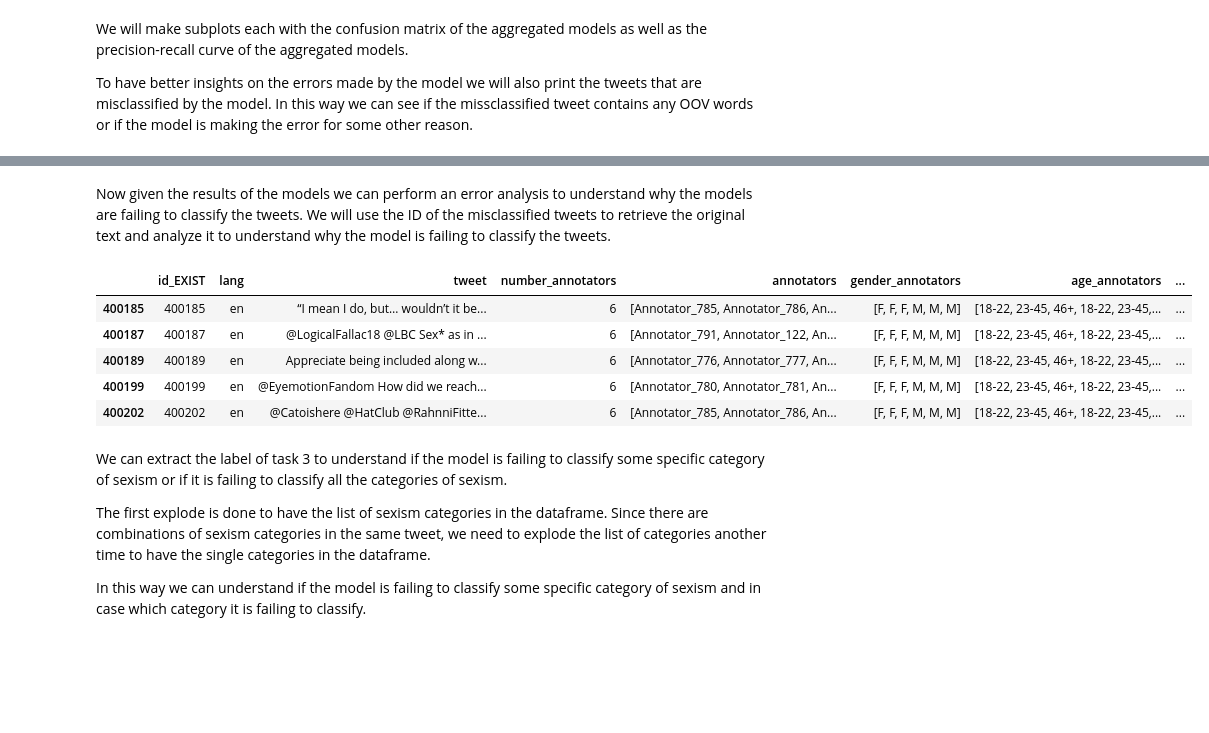
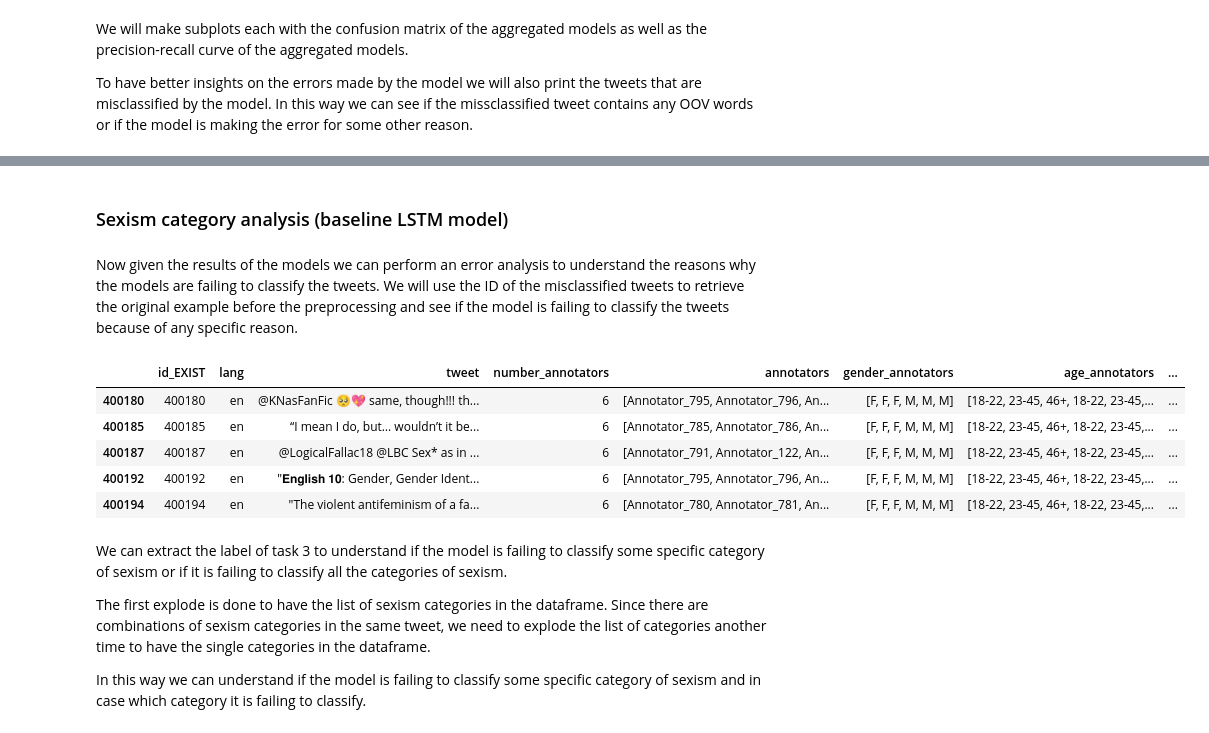
Before and after one commit to MatteoFasulo/Sexism-detection, a Jupyter notebook: assignment_1.ipynb, the cells around one changed output, grey strips where cells are left out. Saved outputs shown, nothing was run; the diff lists cells and outputs as text; code cells hidden in the pictures; blank space fills up the shorter version.

Commit message:
Update: refactoring of code with comments and error analysis.

```diff
--- a/assignment_1.ipynb
+++ b/assignment_1.ipynb
@@ -1680,0 +1882,8 @@ For the transformer model we can see that the difference between the models is n
+# %%
+fig, ax = plt.subplots(1, 3, figsize=(20, 6), sharey=True)
+
+# Plot the precision-recall curve for each of the models Cardiff Twitter RoBERTa Base
+for i, model_name in enumerate(list(metrics.ensembled_dict.keys())):
+    predictions = metrics.ensembled_dict[model_name]['val']['predictions']
+    labels = metrics.ensembled_dict[model_name]['val']['labels']
+    metrics.get_precision_recall(predictions, labels, model_name, f"Precision-Recall Curve - Validation set - {model_name}", ax=ax[i])
@@ -1680,0 +1900,8 @@ For the transformer model we can see that the difference between the models is n
+# %%
+fig, ax = plt.subplots(1, 3, figsize=(20, 6), sharey=True)
+
+# Plot the confusion matrix for each of the models Cardiff Twitter RoBERTa Base on the test set
+for i, model_name in enumerate(list(metrics.ensembled_dict.keys())):
+    predictions = metrics.ensembled_dict[model_name]['test']['predictions']
+    labels = metrics.ensembled_dict[model_name]['test']['labels']
+    metrics.get_confusion_matrix(predictions, labels, title=f"Test set - {model_name}", ax=ax[i])
@@ -1680,0 +1910,8 @@ For the transformer model we can see that the difference between the models is n
+# %%
+fig, ax = plt.subplots(1, 3, figsize=(20, 6), sharey=True)
+
+# Plot the precision-recall curve for each of the models Cardiff Twitter RoBERTa Base
+for i, model_name in enumerate(list(metrics.ensembled_dict.keys())):
+    predictions = metrics.ensembled_dict[model_name]['test']['predictions']
+    labels = metrics.ensembled_dict[model_name]['test']['labels']
+    metrics.get_precision_recall(predictions, labels, model_name, f"Precision-Recall Curve - Test set - {model_name}", ax=ax[i])
@@ -1680,0 +1954,7 @@ For the transformer model we can see that the difference between the models is n
+# %%
+wrong_ids_models = []
+
+for model_name in metrics.ensembled_dict.keys():
+    print(f"Errors for model {model_name}")
+    wrong_tweet_ids = metrics.review_errors(preprocessed_data=test_data, predictions=metrics.ensembled_dict[model_name]['test']['predictions'], labels=metrics.ensembled_dict[model_name]['test']['labels'], tokenizer=tokenizer, verbose=False)
+    wrong_ids_models.append(wrong_tweet_ids)
@@ -1681,15 +1970,17 @@ For the transformer model we can see that the difference between the models is n
+# %% [markdown]
+### Sexism category analysis (baseline LSTM model)
 # %% [markdown]
-Now given the results of the models we can perform an error analysis to understand why the models are failing to classify the tweets. We will use the ID of the misclassified tweets to retrieve the original text and analyze it to understand why the model is failing to classify the tweets.
+Now given the results of the models we can perform an error analysis to understand the reasons why the models are failing to classify the tweets. We will use the ID of the misclassified tweets to retrieve the original example before the preprocessing and see if the model is failing to classify the tweets because of any specific reason.
 # %%
-error_df = test_copy[test_copy['id_EXIST'].isin(wrong_tweet_ids)]
+error_df = test_copy[test_copy['id_EXIST'].isin(wrong_ids_models[0])]
 error_df.head()
 # %% [output]
 |  | id_EXIST | lang | tweet | number_annotators | annotators | gender_annotators | age_annotators | ... |
+| 400180 | 400180 | en | @KNasFanFic 🥺💖 same, though!!! th... | 6 | [Annotator_795, Annotator_796, An... | [F, F, F, M, M, M] | [18-22, 23-45, 46+, 18-22, 23-45,... | ... |
 | 400185 | 400185 | en | “I mean I do, but… wouldn’t it be... | 6 | [Annotator_785, Annotator_786, An... | [F, F, F, M, M, M] | [18-22, 23-45, 46+, 18-22, 23-45,... | ... |
 | 400187 | 400187 | en | @LogicalFallac18 @LBC Sex* as in ... | 6 | [Annotator_791, Annotator_122, An... | [F, F, F, M, M, M] | [18-22, 23-45, 46+, 18-22, 23-45,... | ... |
-| 400189 | 400189 | en | Appreciate being included along w... | 6 | [Annotator_776, Annotator_777, An... | [F, F, F, M, M, M] | [18-22, 23-45, 46+, 18-22, 23-45,... | ... |
-| 400199 | 400199 | en | @EyemotionFandom How did we reach... | 6 | [Annotator_780, Annotator_781, An... | [F, F, F, M, M, M] | [18-22, 23-45, 46+, 18-22, 23-45,... | ... |
-| 400202 | 400202 | en | @Catoishere @HatClub @RahnniFitte... | 6 | [Annotator_785, Annotator_786, An... | [F, F, F, M, M, M] | [18-22, 23-45, 46+, 18-22, 23-45,... | ... |
+| 400192 | 400192 | en | "𝐄𝐧𝐠𝐥𝐢𝐬𝐡 𝟏𝟎: Gender, Gender Ident... | 6 | [Annotator_795, Annotator_796, An... | [F, F, F, M, M, M] | [18-22, 23-45, 46+, 18-22, 23-45,... | ... |
+| 400194 | 400194 | en | "The violent antifeminism of a fa... | 6 | [Annotator_780, Annotator_781, An... | [F, F, F, M, M, M] | [18-22, 23-45, 46+, 18-22, 23-45,... | ... |
 # %% [markdown]
 We can extract the label of task 3 to understand if the model is failing to classify some specific category of sexism or if it is failing to classify all the categories of sexism.
 
```
Also changed, not shown: parts of 95 cells of this notebook, 24 other files.
